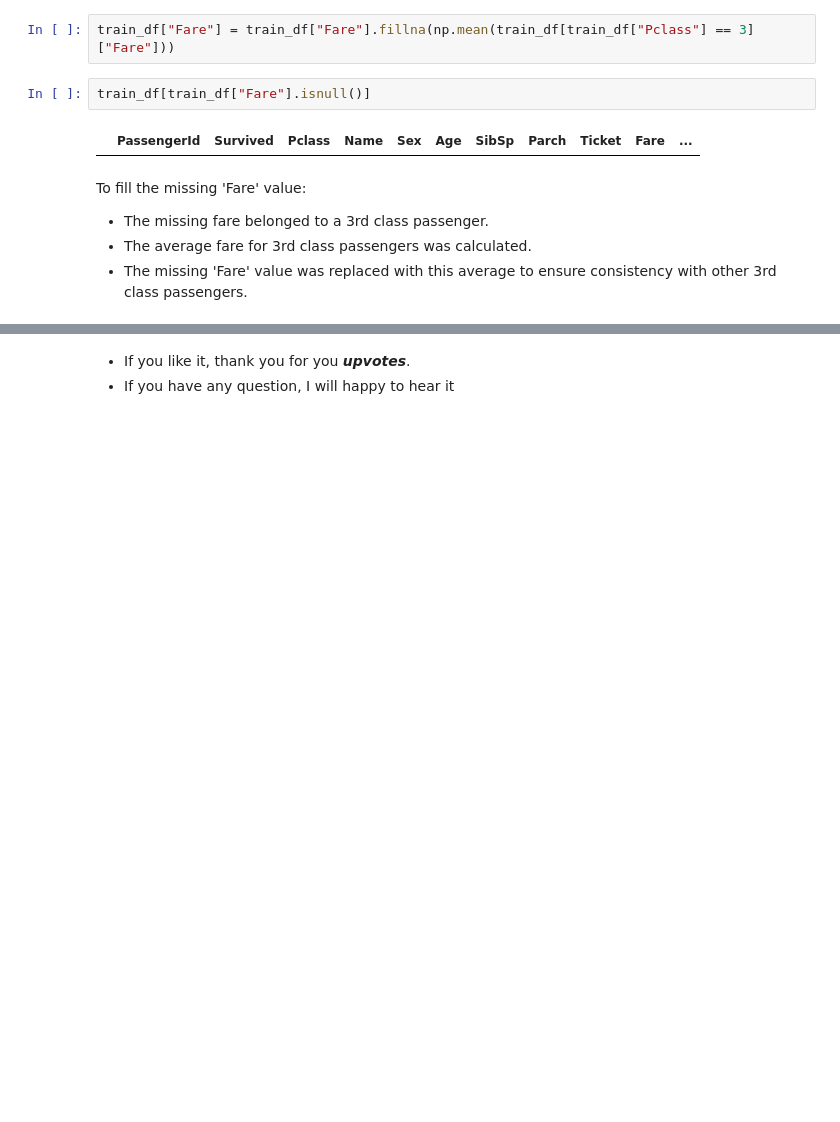
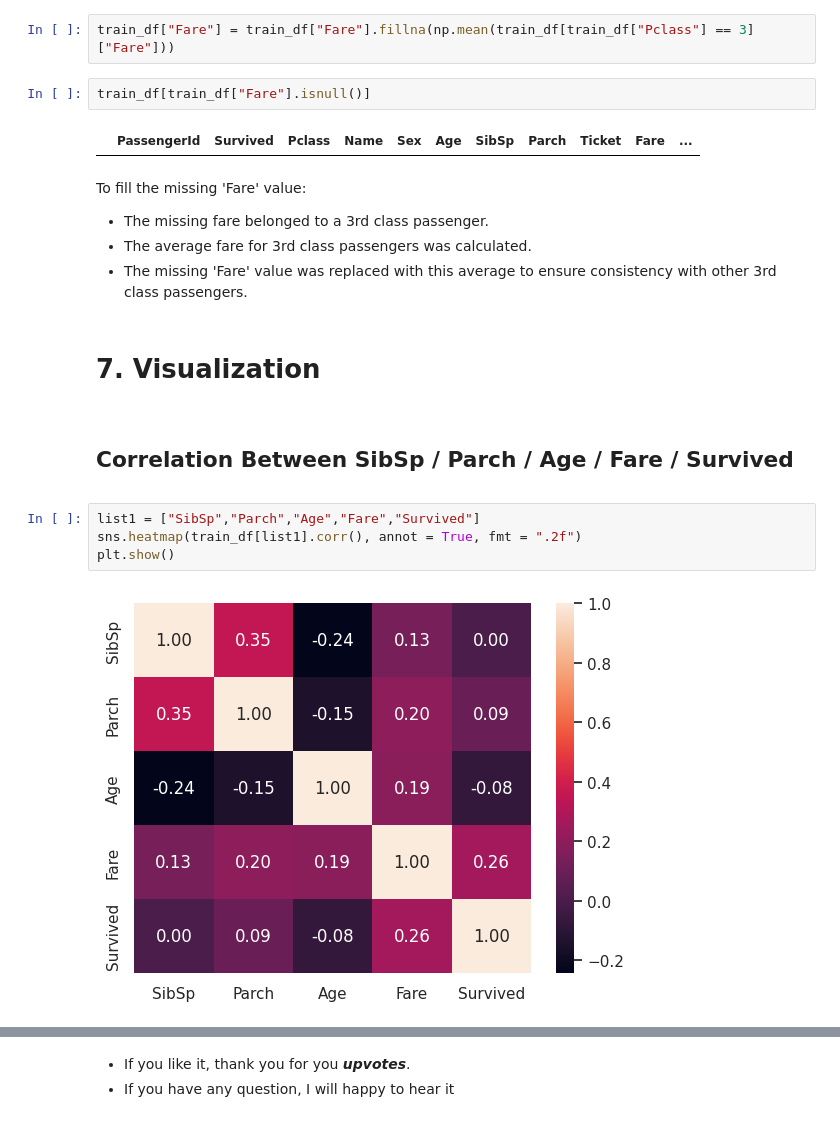
Before and after one commit to aeyeniay/TitanicEDA, a Jupyter notebook: titanic-eda.ipynb, the cells around one changed output, grey strips where cells are left out. Cells and saved outputs as stored; diff of their text form; blank space fills up the shorter version.

```diff
--- a/titanic-eda.ipynb
+++ b/titanic-eda.ipynb
@@ -537,3 +541,15 @@ To fill the missing 'Fare' value:
 * The missing fare belonged to a 3rd class passenger.
 * The average fare for 3rd class passengers was calculated.
 * The missing 'Fare' value was replaced with this average to ensure consistency with other 3rd class passengers.
+# %% [markdown]
+# 7. Visualization
+<a id = "11"></a>
+# %% [markdown]
+## Correlation Between SibSp / Parch / Age / Fare / Survived
+<a id = "12"></a>
+# %%
+list1 = ["SibSp","Parch","Age","Fare","Survived"]
+sns.heatmap(train_df[list1].corr(), annot = True, fmt = ".2f")
+plt.show()
+# %% [output]
+[figure, added]
```
Also changed, not shown: parts of 14 cells of this notebook.
